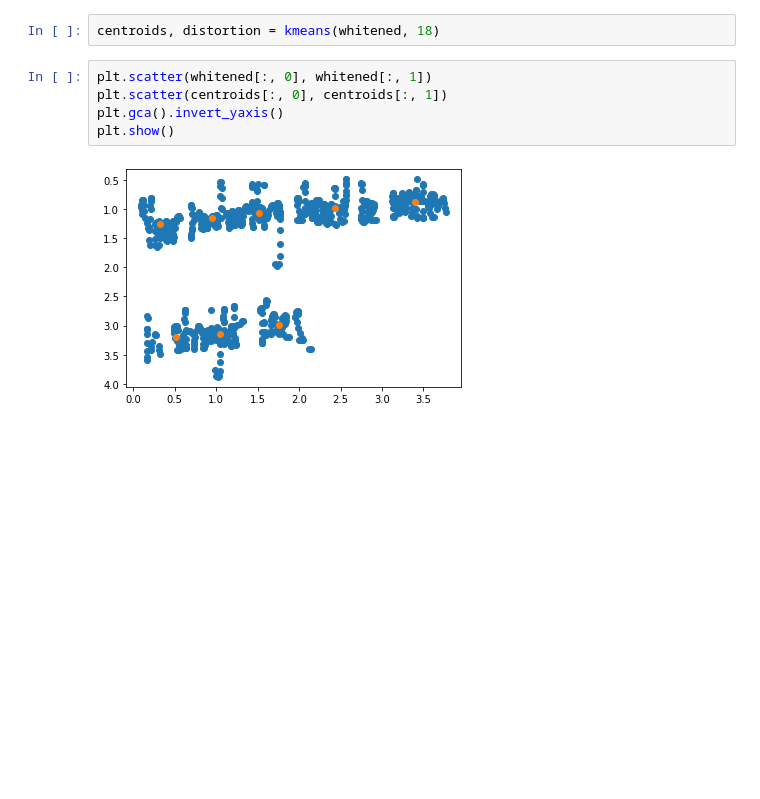
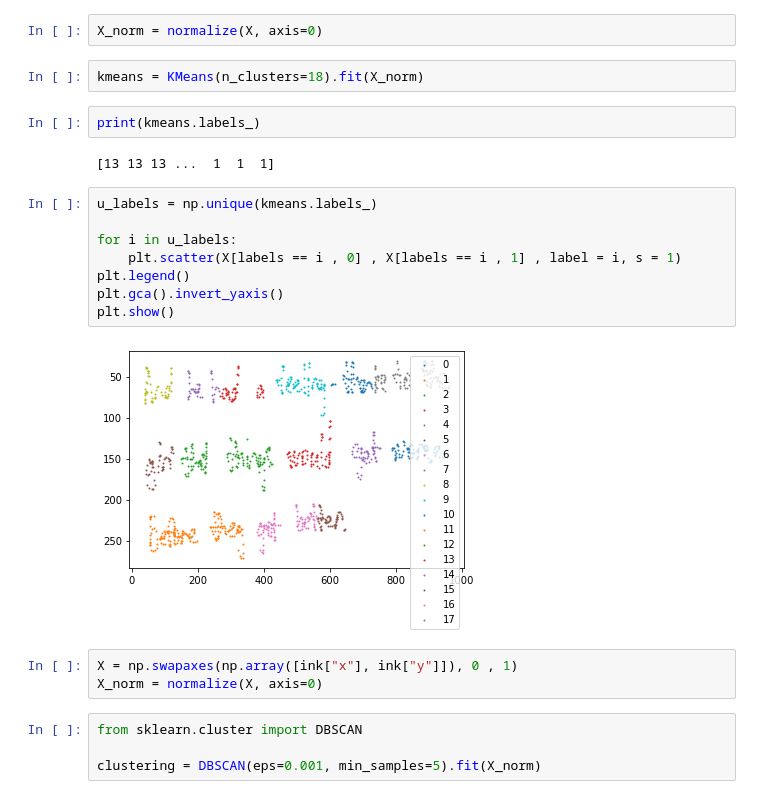
Before and after one commit to CustardTart32/digital-pen-backend, a Jupyter notebook: xml_parser/notebooks/visualise_ink.ipynb, the cells around one changed output. Saved outputs shown, nothing was run; the diff lists cells and outputs as text; blank space fills up the shorter version.

Commit message:
Added more clustering algos

```diff
--- a/xml_parser/notebooks/visualise_ink.ipynb
+++ b/xml_parser/notebooks/visualise_ink.ipynb
@@ -22,9 +18,25 @@ print(whitened.shape)
-# %%
-centroids, distortion = kmeans(whitened, 18)
-# %%
-plt.scatter(whitened[:, 0], whitened[:, 1])
-plt.scatter(centroids[:, 0], centroids[:, 1])
-plt.gca().invert_yaxis()
-plt.show()
-# %% [output]
-[figure, removed]
+# %%
+X_norm = normalize(X, axis=0)
+# %%
+kmeans = KMeans(n_clusters=18).fit(X_norm)
+# %%
+print(kmeans.labels_)
+# %% [output]
+[13 13 13 ...  1  1  1]
+# %%
+u_labels = np.unique(kmeans.labels_)
+
+for i in u_labels:
+    plt.scatter(X[labels == i , 0] , X[labels == i , 1] , label = i, s = 1)
+plt.legend()
+plt.gca().invert_yaxis()
+plt.show()
+# %% [output]
+[figure, added]
+# %%
+X = np.swapaxes(np.array([ink["x"], ink["y"]]), 0 , 1)
+X_norm = normalize(X, axis=0)
+# %%
+from sklearn.cluster import DBSCAN
+
+clustering = DBSCAN(eps=0.001, min_samples=5).fit(X_norm)
```
Also changed, not shown: parts of 7 cells of this notebook, 2 other files.
